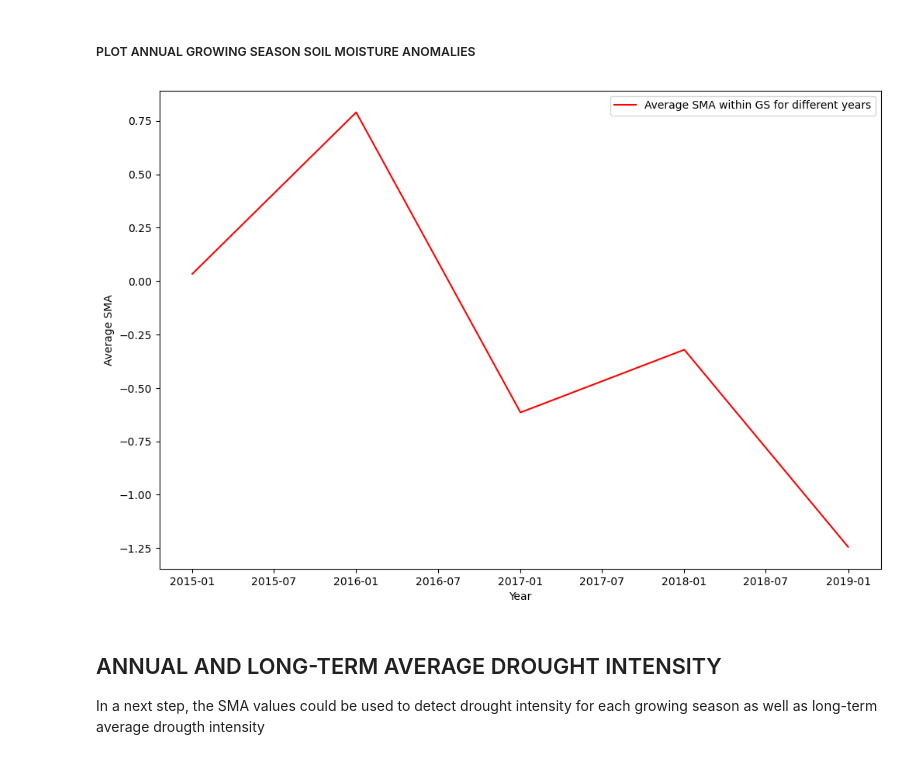
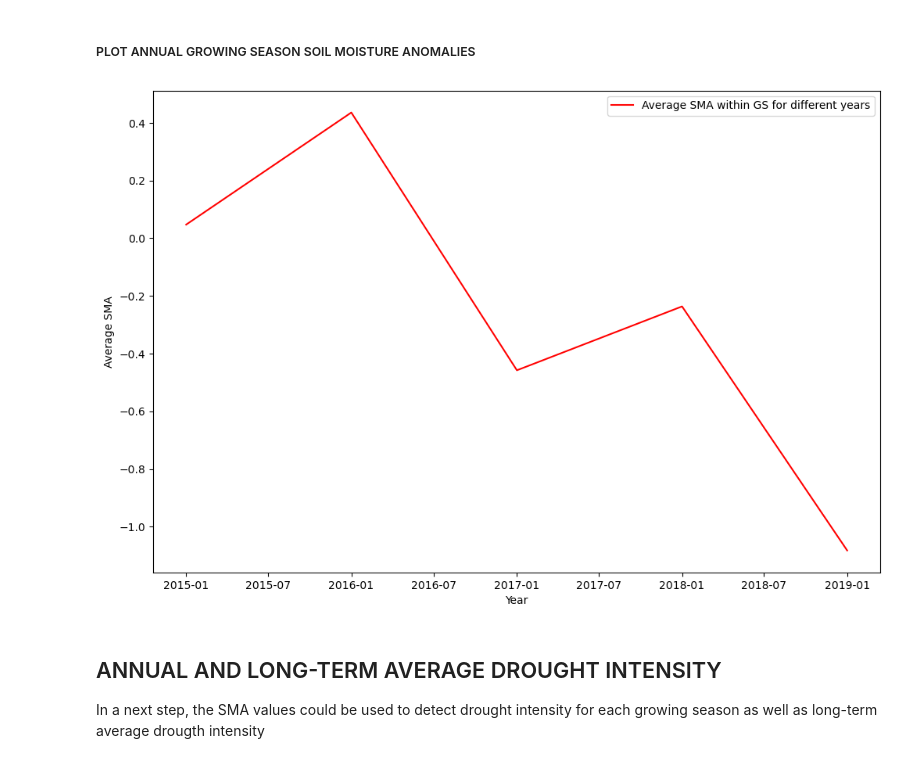
Before and after one commit to VITObelgium/HR-VPP-High-Resolution-Vegetation-Phenology-and-Productivity, a Jupyter notebook: scripts/usecases/notebooks/HR-VPP_drought_usecase.ipynb, the cells around one changed output. Saved outputs shown, nothing was run; the diff lists cells and outputs as text; code cells hidden in the pictures.

```diff
--- a/scripts/usecases/notebooks/HR-VPP_drought_usecase.ipynb
+++ b/scripts/usecases/notebooks/HR-VPP_drought_usecase.ipynb
@@ -887,9 +923,9 @@ def create_SHUB_request_over_years(years_range):
             ),
         ],
         responses=[
-        SentinelHubRequest.output_response('SMA', MimeType.TIFF),
-        SentinelHubRequest.output_response('SOS', MimeType.TIFF),
-        SentinelHubRequest.output_response('EOS', MimeType.TIFF),
+        SentinelHubRequest.output_response('anomaly', MimeType.TIFF),
+        SentinelHubRequest.output_response('sos_doy_3m', MimeType.TIFF),
+        SentinelHubRequest.output_response('eos_doy', MimeType.TIFF),
         SentinelHubRequest.output_response('userdata', MimeType.JSON),
 
 
@@ -1088,6 +1116,6 @@ Test plot the two methods for a given location
 # %%
-latitude = 389150
-longitude = 3105430
+latitude = 3894000
+longitude = 3107430
 # %% [markdown]
 In this step we will compute the indices of SOS-3months and EOS for each pixel in the SMA datacube.
 # %%
@@ -1144,20 +1172,20 @@ In the next cells the annual growing season anomaly will be determined by making
 
 The code below will calculate the average SMA for each growing season
 # %%
-def SMA_annual_anomaly(dir_meta_loc, z_cube, sos_eos_cube, years_names):
+def SMA_annual_anomaly(dir_meta_loc, z_cube, sos_eos_cube, years_names, method = 'XCUBE'):
     datasets  = {}
-    lat, lon  =get_meta(dir_meta_loc)
+    lat, lon  =z_cube.y.values, z_cube.x.values
 
-    sampling_period_from_sos_to_eos(z_cube.time.data, sos_eos_cube, method = 'SHUB')
-    SMA_avg_season = np.zeros_like(sos_eos_cube['SOS'].compute().data)
+    sampling_period_from_sos_to_eos(z_cube.time.data, sos_eos_cube, method = method)
+    SMA_avg_season = np.zeros_like(sos_eos_cube['sos'].compute().data)
     for year in years_names:
         start_ind = sos_eos_cube['SOS_start_ind'].isel(time = years_names.index(year)).values
         end_ind = sos_eos_cube['EOS_start_ind'].isel(time = years_names.index(year)).values
-        SMA_avg_season[years_names.index(year),:,:] =  mean_slice(z_cube["SMA"].compute().data, end_ind, start_ind) # start and end index switched because of recent -> old order of time range
+        SMA_avg_season[years_names.index(year),:,:] =  mean_slice(z_cube["anomaly"].compute().data, start_ind, end_ind) # start and end index switched because of recent -> old order of time range
 
     datasets['SMA_average_season'] = xr.DataArray(data = SMA_avg_season,
-                                       dims = ['time', 'lat', 'lon'],
-                                       coords = {'time': np.array([dt.datetime(item, 1, 1) for item in years_names]),'lat': lat,'lon': lon},
+                                       dims = ['time', 'y','x'],
+                                       coords = {'time': np.array([dt.datetime(item, 1, 1) for item in years_names]),'y': lat,'x': lon},
                                        attrs  = {'_FillValue': -9999})
     cube_annual = xr.Dataset(datasets)
     #cube_annual['SMA_average_season_years'] = cube_annual['SMA_average_season'].mean(axis = 0)
@@ -1171,6 +1199,6 @@ def SMA_annual_anomaly(dir_meta_loc, z_cube, sos_eos_cube, years_names):
     return cube_annual
 # %%
 dir_meta = os.path.join(output_folder, os.path.split(request_true_color.get_filename_list()[0])[0] + '/EOS.tif')
-sma_cube_sh_annual_anomaly = SMA_annual_anomaly(dir_meta, sma_SH, timesat_SH, years_names_excl_2020)
+sma_cube_xcube_annual_anomaly = SMA_annual_anomaly(dir_meta, sma_xcube, timesat_xcube, years_names_excl_2020)
 # %%
 #write to raster
@@ -1185,20 +1211,20 @@ write_raster(sma_cube_sh_annual_anomaly['SMA_average_season'], datatype, output_
 # %%
 #take a random pixel
 import datetime
 fig, ax = plt.subplots(figsize=(12,8))
 
-sma_anomaly_years = sma_cube_sh_annual_anomaly["SMA_average_season"]
-sma_anomaly_years_pixel = sma_cube_sh_annual_anomaly.sel(lat=latitude, lon=longitude, method="nearest")
+sma_anomaly_years = sma_cube_xcube_annual_anomaly["SMA_average_season"]
+sma_anomaly_years_pixel = sma_cube_xcube_annual_anomaly.sel(y=latitude, x=longitude, method="nearest")
 
 
 years_sma_annual_anomaly = [x for x in pd.DatetimeIndex(sma_anomaly_years.time.data)]
 ax.plot(years_sma_annual_anomaly, sma_anomaly_years_pixel["SMA_average_season"], color="red", label="Average SMA within GS for different years")
 ax.legend(loc = 'upper right')
 ax.set_xlabel("Year")
 ax.set_ylabel("Average SMA")
 plt.show()
 # %% [output]
-[figure, old version]
+[figure, new version]
 # %% [markdown]
 ## ANNUAL AND LONG-TERM AVERAGE DROUGHT INTENSITY
 
```
Also changed, not shown: parts of 72 cells of this notebook.
